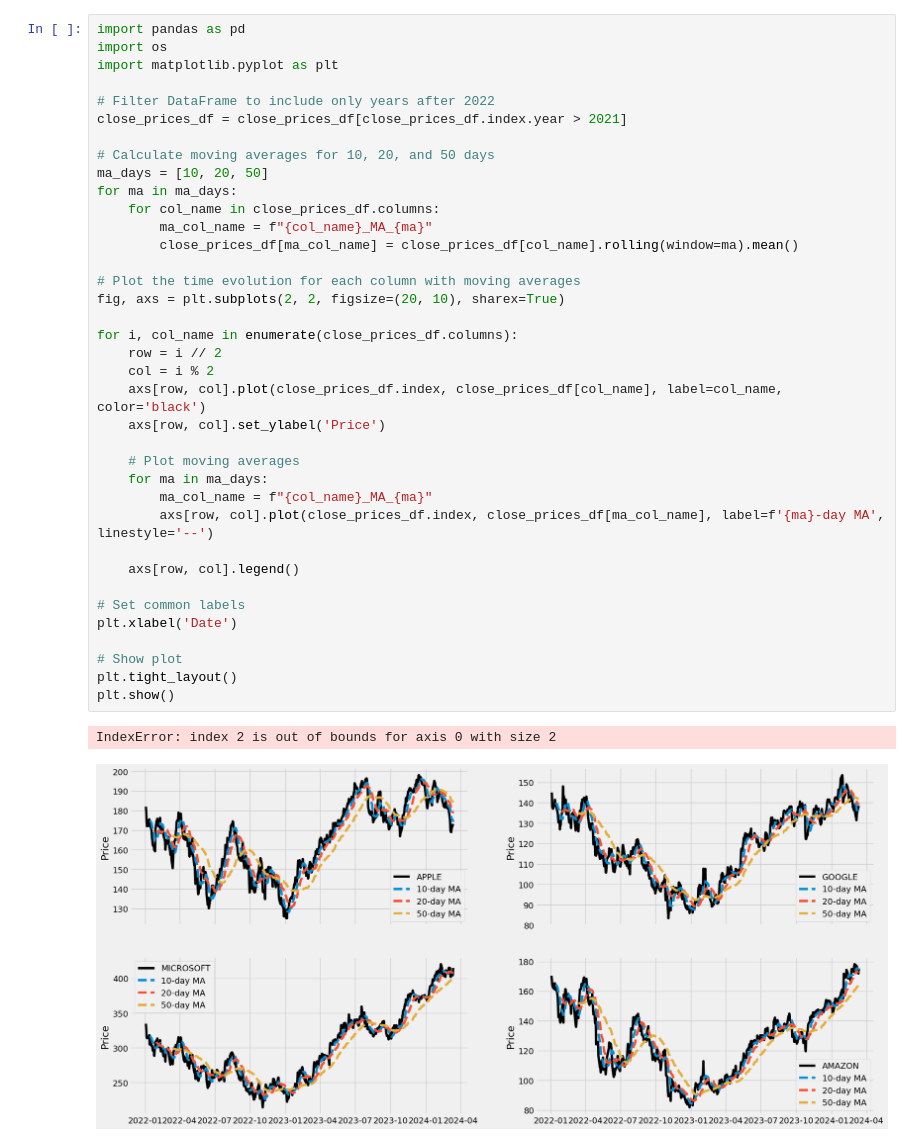
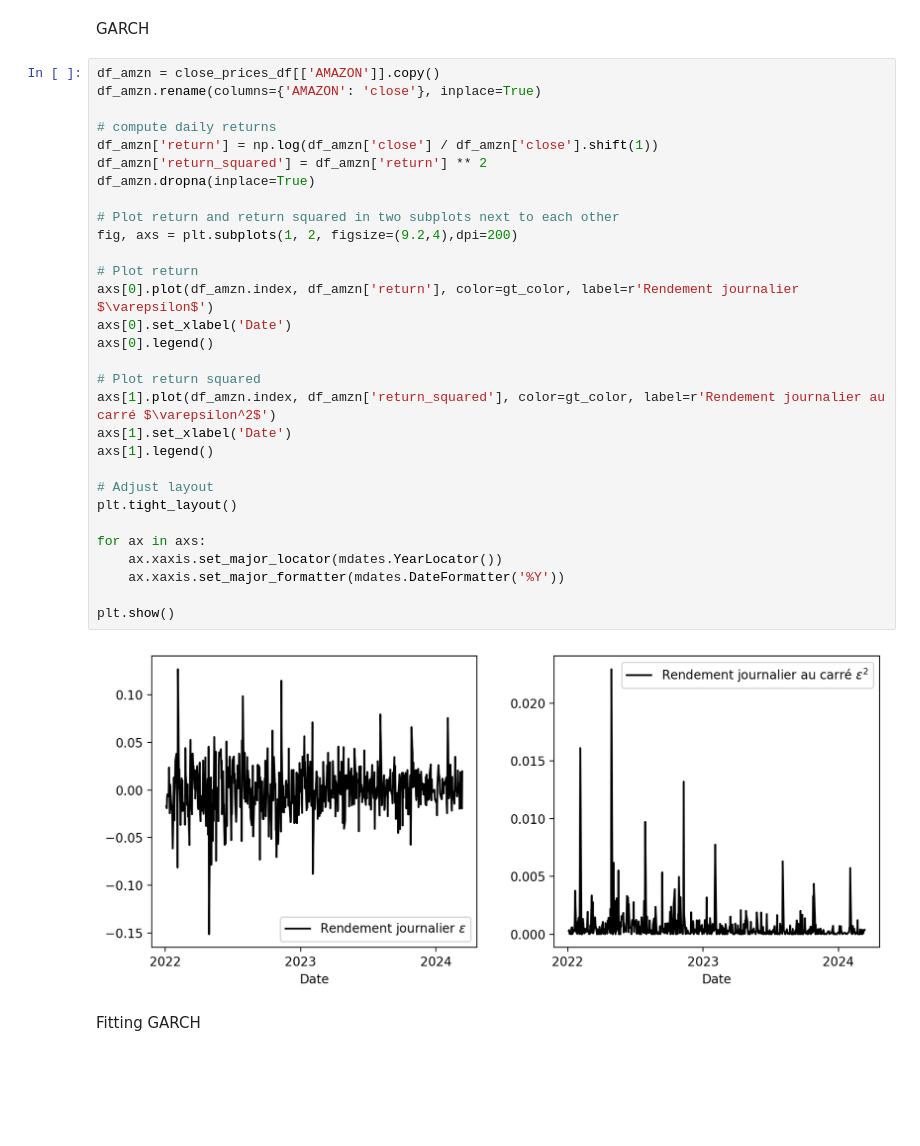
Before and after one commit to tessbreton/map565-project, a Jupyter notebook: notebooks/financial.ipynb, the cells around one changed output. Saved outputs shown, nothing was run; the diff lists cells and outputs as text; blank space fills up the shorter version.

```diff
--- a/notebooks/financial.ipynb
+++ b/notebooks/financial.ipynb
@@ -114,40 +181,36 @@ plt.show()
-# %%
-import pandas as pd
-import os
-import matplotlib.pyplot as plt
-
-# Filter DataFrame to include only years after 2022
-close_prices_df = close_prices_df[close_prices_df.index.year > 2021]
-
-# Calculate moving averages for 10, 20, and 50 days
-ma_days = [10, 20, 50]
-for ma in ma_days:
-    for col_name in close_prices_df.columns:
-        ma_col_name = f"{col_name}_MA_{ma}"
-        close_prices_df[ma_col_name] = close_prices_df[col_name].rolling(window=ma).mean()
-
-# Plot the time evolution for each column with moving averages
-fig, axs = plt.subplots(2, 2, figsize=(20, 10), sharex=True)
-
-for i, col_name in enumerate(close_prices_df.columns):
-    row = i // 2
-    col = i % 2
-    axs[row, col].plot(close_prices_df.index, close_prices_df[col_name], label=col_name, color='black')
-    axs[row, col].set_ylabel('Price')
-
-    # Plot moving averages
-    for ma in ma_days:
-        ma_col_name = f"{col_name}_MA_{ma}"
-        axs[row, col].plot(close_prices_df.index, close_prices_df[ma_col_name], label=f'{ma}-day MA', linestyle='--')
-
-    axs[row, col].legend()
-
-# Set common labels
-plt.xlabel('Date')
-
-# Show plot
-plt.tight_layout()
-plt.show()
-# %% [output]
-IndexError: index 2 is out of bounds for axis 0 with size 2
-[figure, removed]
+# %% [markdown]
+GARCH
+# %%
+df_amzn = close_prices_df[['AMAZON']].copy()
+df_amzn.rename(columns={'AMAZON': 'close'}, inplace=True)
+
+# compute daily returns
+df_amzn['return'] = np.log(df_amzn['close'] / df_amzn['close'].shift(1))
+df_amzn['return_squared'] = df_amzn['return'] ** 2
+df_amzn.dropna(inplace=True)
+
+# Plot return and return squared in two subplots next to each other
+fig, axs = plt.subplots(1, 2, figsize=(9.2,4),dpi=200)
+
+# Plot return
+axs[0].plot(df_amzn.index, df_amzn['return'], color=gt_color, label=r'Rendement journalier $\varepsilon$')
+axs[0].set_xlabel('Date')
+axs[0].legend()
+
+# Plot return squared
+axs[1].plot(df_amzn.index, df_amzn['return_squared'], color=gt_color, label=r'Rendement journalier au carré $\varepsilon^2$')
+axs[1].set_xlabel('Date')
+axs[1].legend()
+
+# Adjust layout
+plt.tight_layout()
+
+for ax in axs:
+    ax.xaxis.set_major_locator(mdates.YearLocator())
+    ax.xaxis.set_major_formatter(mdates.DateFormatter('%Y'))
+
+plt.show()
+# %% [output]
+[figure, added]
+# %% [markdown]
+Fitting GARCH
```
Also changed, not shown: parts of 19 cells of this notebook, 2 other files.
